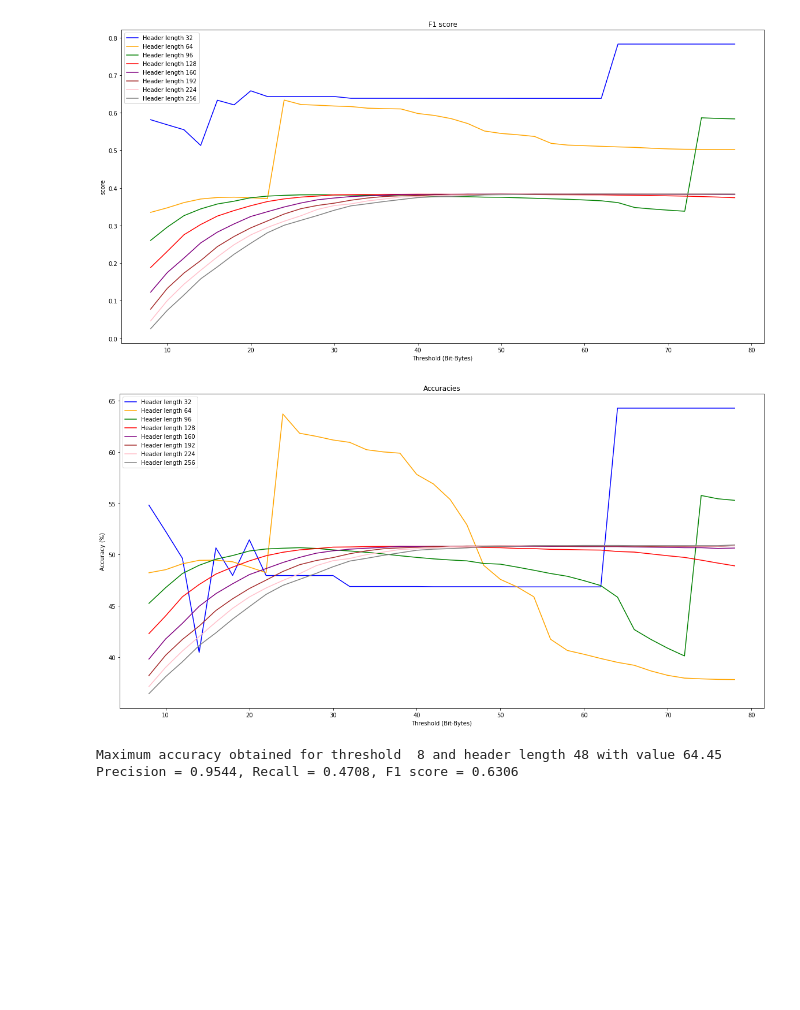
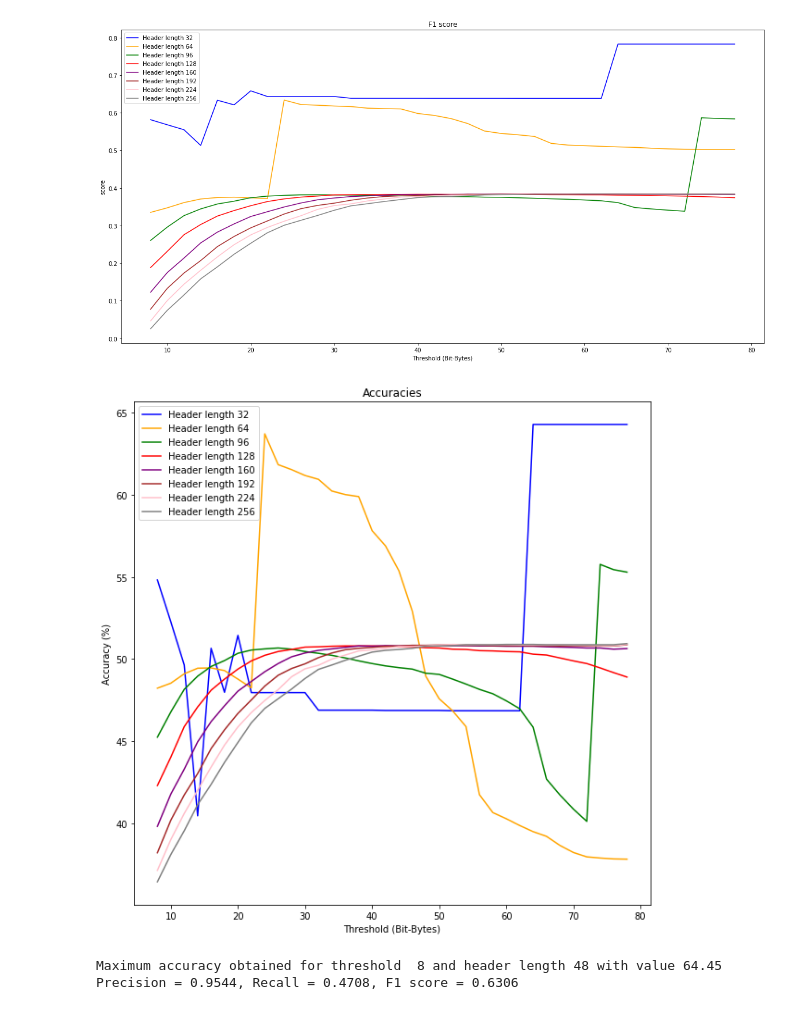
Before and after one commit to gomitolof/DAA-for-Ransomware-detection, a Jupyter notebook: DAAVulnerabilities.ipynb, the cells around one changed output. Cells and saved outputs as stored; diff of their text form; code cells hidden in the pictures; blank space fills up the shorter version.

```diff
--- a/DAAVulnerabilities.ipynb
+++ b/DAAVulnerabilities.ipynb
@@ -450,26 +450,27 @@ plt.show()
 # %%
 # Accuracy = (TP+TN)/(TP+TN+FP+FN)
 
 # Get for each threshold and header length the total amount of accuracies
 hl_thresh = np.divide(np.sum(acc_des, axis=(1)), np.shape(acc_des)[1]).transpose()
 
 # Plot of the accuracies obtained using different threshold and different header lengths
-plt.figure(figsize=(20,10))
+plt.figure(figsize=(10,10))
 plt.title("Accuracies")
 plt.xlabel("Threshold (Bit-Bytes)")
 plt.ylabel("Accuracy (%)")
 plt.plot(thresholds, hl_thresh[3], color="blue", label="Header length 32")
 plt.plot(thresholds, hl_thresh[7], color="orange", label="Header length 64")
 plt.plot(thresholds, hl_thresh[11], color="green", label="Header length 96")
 plt.plot(thresholds, hl_thresh[15], color="red", label="Header length 128")
 plt.plot(thresholds, hl_thresh[19], color="purple", label="Header length 160")
 plt.plot(thresholds, hl_thresh[23], color="brown", label="Header length 192")
 plt.plot(thresholds, hl_thresh[27], color="pink", label="Header length 224")
 plt.plot(thresholds, hl_thresh[31], color="grey", label="Header length 256")
 plt.legend()
+plt.savefig('./Img/acc_org_DAA_forged_dataset.png')
 plt.show()
 # %% [output]
-[figure, old version]
+[figure, new version]
 # %%
 hl_thresh = np.divide(np.sum(acc_des, axis=(1)), np.shape(acc_des)[1])
 ind = np.unravel_index(np.argmax(hl_thresh, axis=None), hl_thresh.shape)
```
Also changed, not shown: 4 other files.
